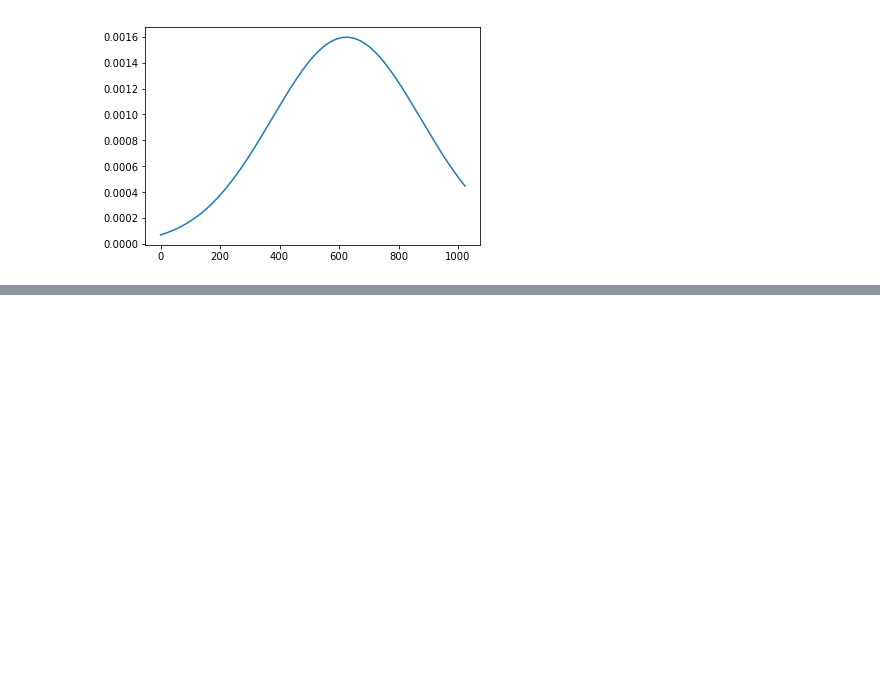
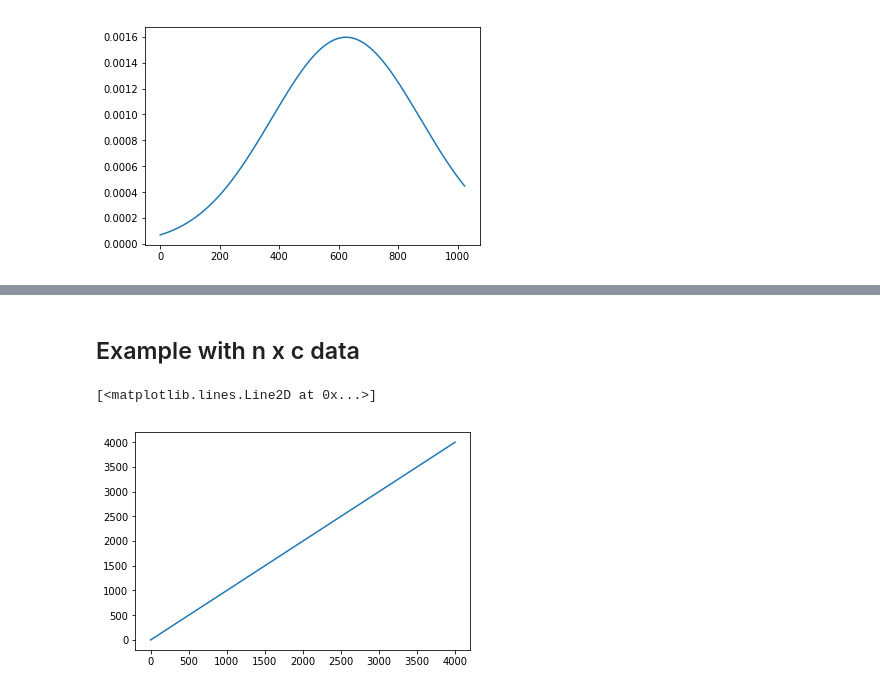
Before and after one commit to higlass/higlass, a Jupyter notebook: notebooks/Aggregating an array.ipynb, the cells around one changed output, grey strips where cells are left out. Saved outputs shown, nothing was run; the diff lists cells and outputs as text; code cells hidden in the pictures; blank space fills up the shorter version.

Commit message:
Added an example for n x c data

```diff
--- a/notebooks/Aggregating an array.ipynb
+++ b/notebooks/Aggregating an array.ipynb
@@ -182,0 +216,23 @@ plt.plot(d)
+# %% [markdown]
+## Example with n x c data
+# %%
+## create some input data
+import h5py
+import math
+import os
+import os.path as op
+import numpy as np
+
+import matplotlib.pyplot as plt
+import scipy.stats as ss
+
+array_length = 4000
+array_width = 5
+
+xs = range(array_length)
+array_data = np.array([i * np.array(range(array_length))
+              for i in range(1,array_width+1)]).T
+plt.plot(xs, array_data[:,0])
+# %% [output]
+[<matplotlib.lines.Line2D at 0x...>]
+[figure, added]
```
Also changed, not shown: parts of 9 cells of this notebook.
